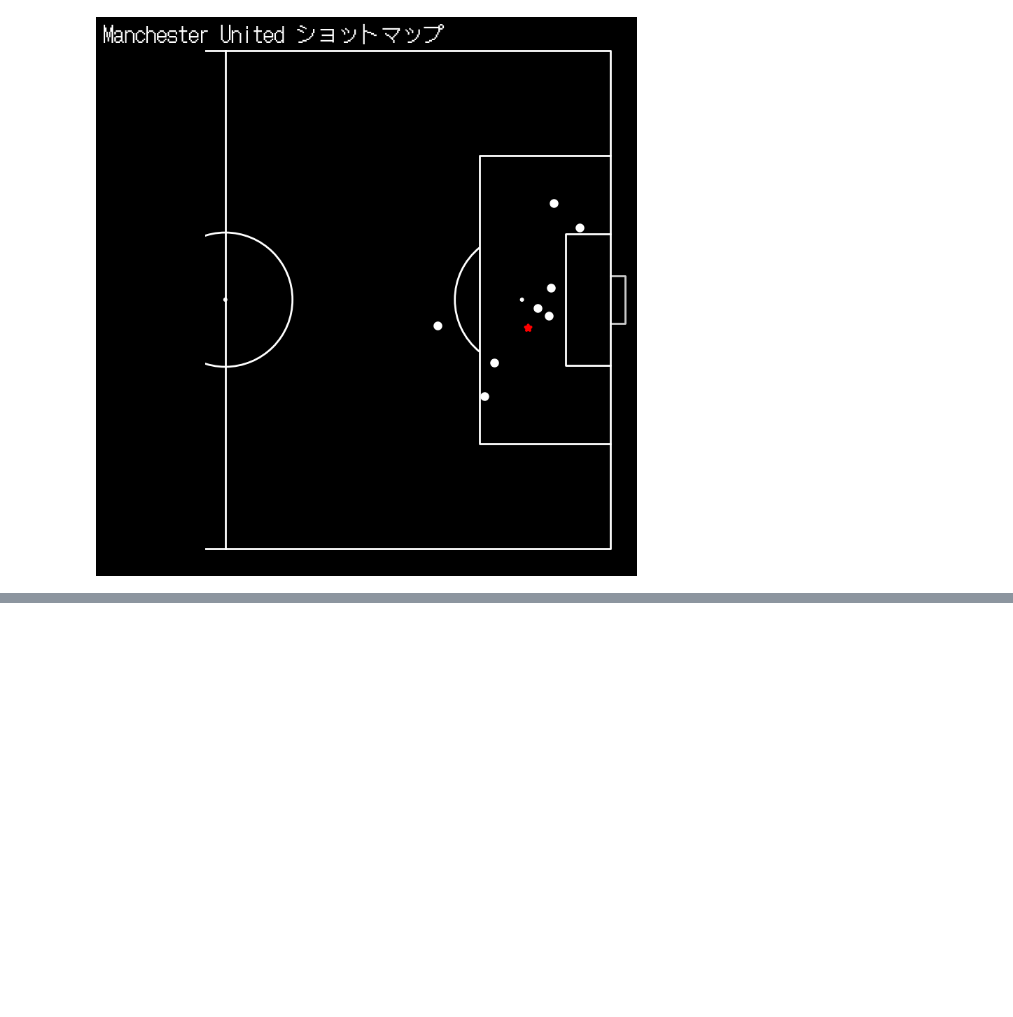
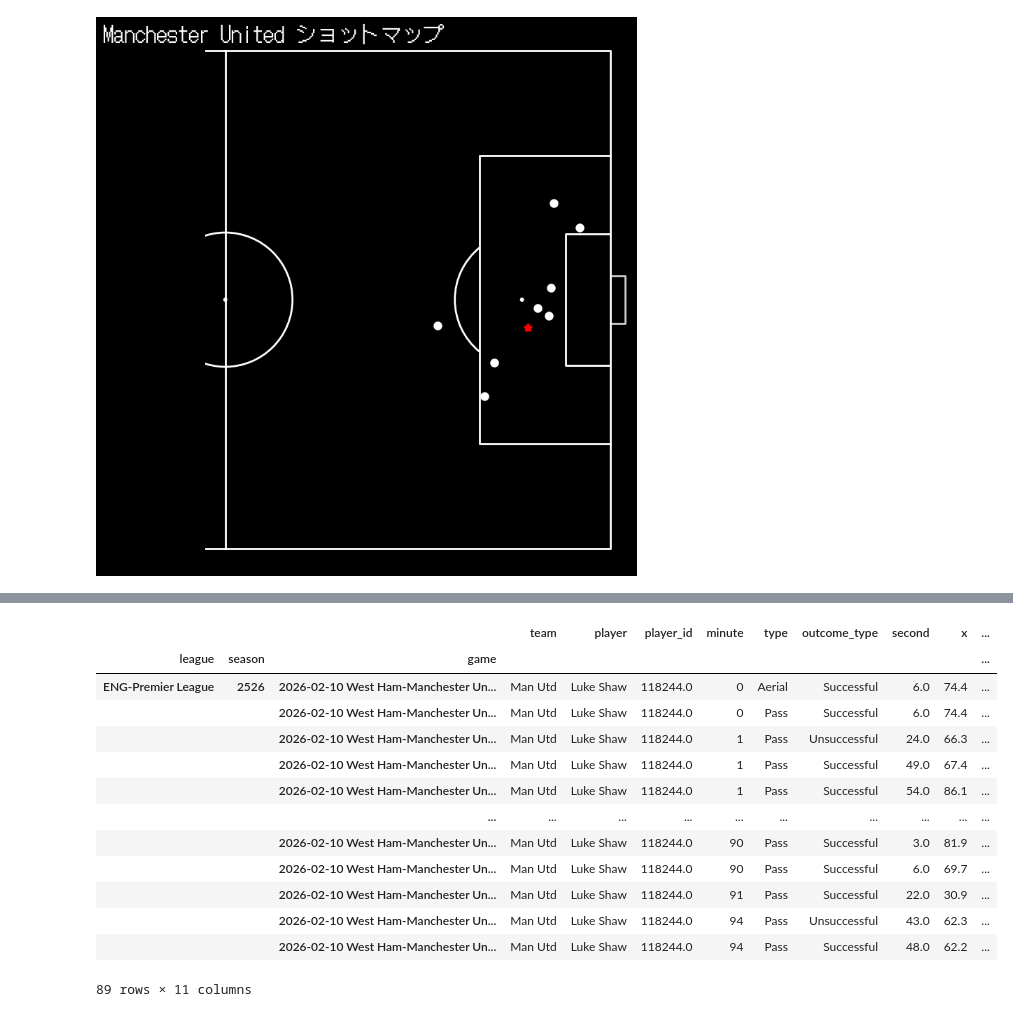
Before and after one commit to caffeine1005/footy_analysis, a Jupyter notebook: model_template.ipynb, the cells around one changed output, grey strips where cells are left out. Saved outputs shown, nothing was run; the diff lists cells and outputs as text; code cells hidden in the pictures; blank space fills up the shorter version.

```diff
--- a/model_template.ipynb
+++ b/model_template.ipynb
@@ -375,0 +353,17 @@ opposition, color=away_color, bg_color=background_color)
+# %%
+casemiro_pass
+# %% [output]
+|  |  |  | team | player | player_id | minute | type | outcome_type | second | x | ... |
+| league | season | game |  |  |  |  |  |  |  |  | ... |
+| ENG-Premier League | 2526 | 2026-02-10 West Ham-Manchester Un... | Man Utd | Luke Shaw | 118244.0 | 0 | Aerial | Successful | 6.0 | 74.4 | ... |
+|  |  | 2026-02-10 West Ham-Manchester Un... | Man Utd | Luke Shaw | 118244.0 | 0 | Pass | Successful | 6.0 | 74.4 | ... |
+|  |  | 2026-02-10 West Ham-Manchester Un... | Man Utd | Luke Shaw | 118244.0 | 1 | Pass | Unsuccessful | 24.0 | 66.3 | ... |
+|  |  | 2026-02-10 West Ham-Manchester Un... | Man Utd | Luke Shaw | 118244.0 | 1 | Pass | Successful | 49.0 | 67.4 | ... |
+|  |  | 2026-02-10 West Ham-Manchester Un... | Man Utd | Luke Shaw | 118244.0 | 1 | Pass | Successful | 54.0 | 86.1 | ... |
+|  |  | ... | ... | ... | ... | ... | ... | ... | ... | ... | ... |
+|  |  | 2026-02-10 West Ham-Manchester Un... | Man Utd | Luke Shaw | 118244.0 | 90 | Pass | Successful | 3.0 | 81.9 | ... |
+|  |  | 2026-02-10 West Ham-Manchester Un... | Man Utd | Luke Shaw | 118244.0 | 90 | Pass | Successful | 6.0 | 69.7 | ... |
+|  |  | 2026-02-10 West Ham-Manchester Un... | Man Utd | Luke Shaw | 118244.0 | 91 | Pass | Successful | 22.0 | 30.9 | ... |
+|  |  | 2026-02-10 West Ham-Manchester Un... | Man Utd | Luke Shaw | 118244.0 | 94 | Pass | Unsuccessful | 43.0 | 62.3 | ... |
+|  |  | 2026-02-10 West Ham-Manchester Un... | Man Utd | Luke Shaw | 118244.0 | 94 | Pass | Successful | 48.0 | 62.2 | ... |
+89 rows × 11 columns
```
Also changed, not shown: parts of 10 cells of this notebook, 1 other file.
